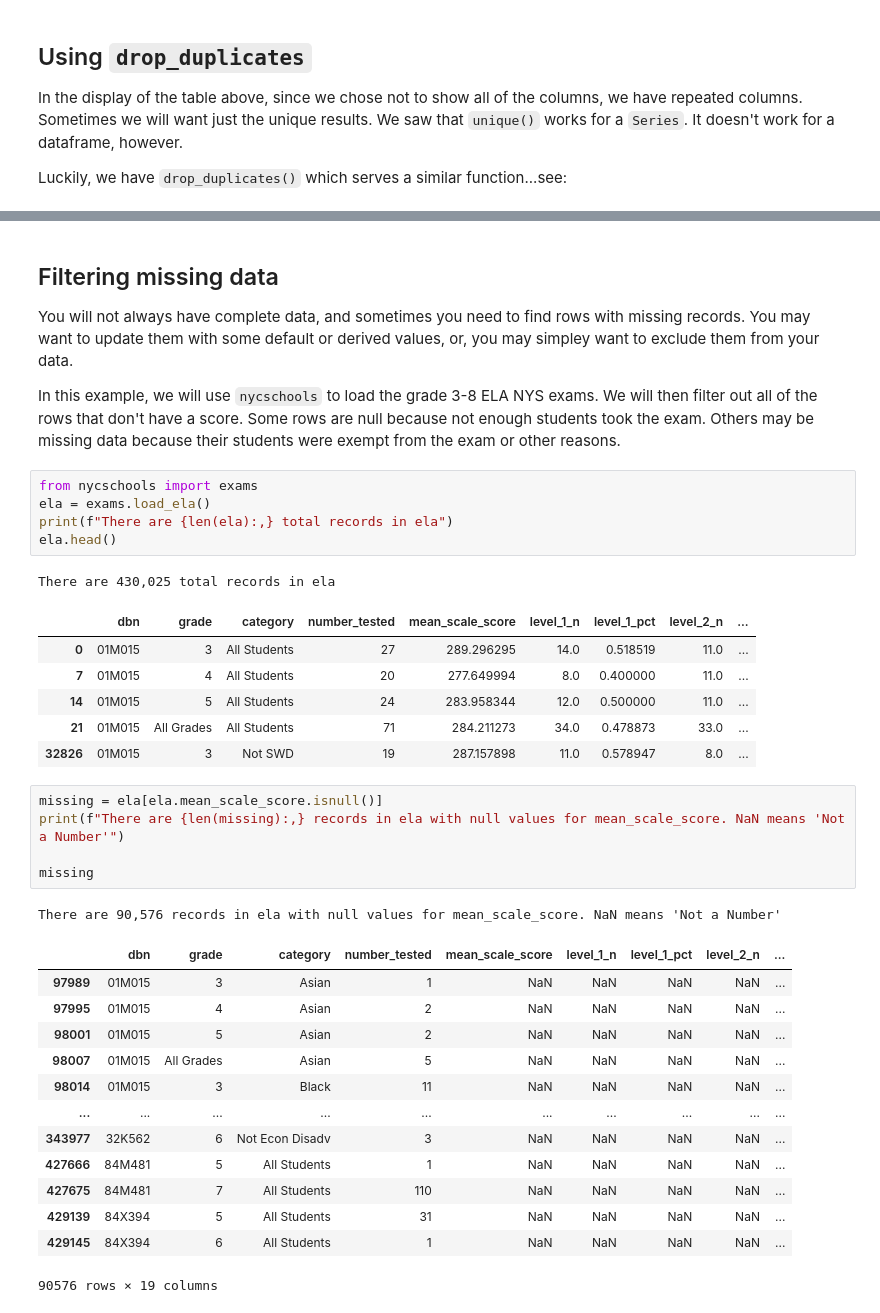
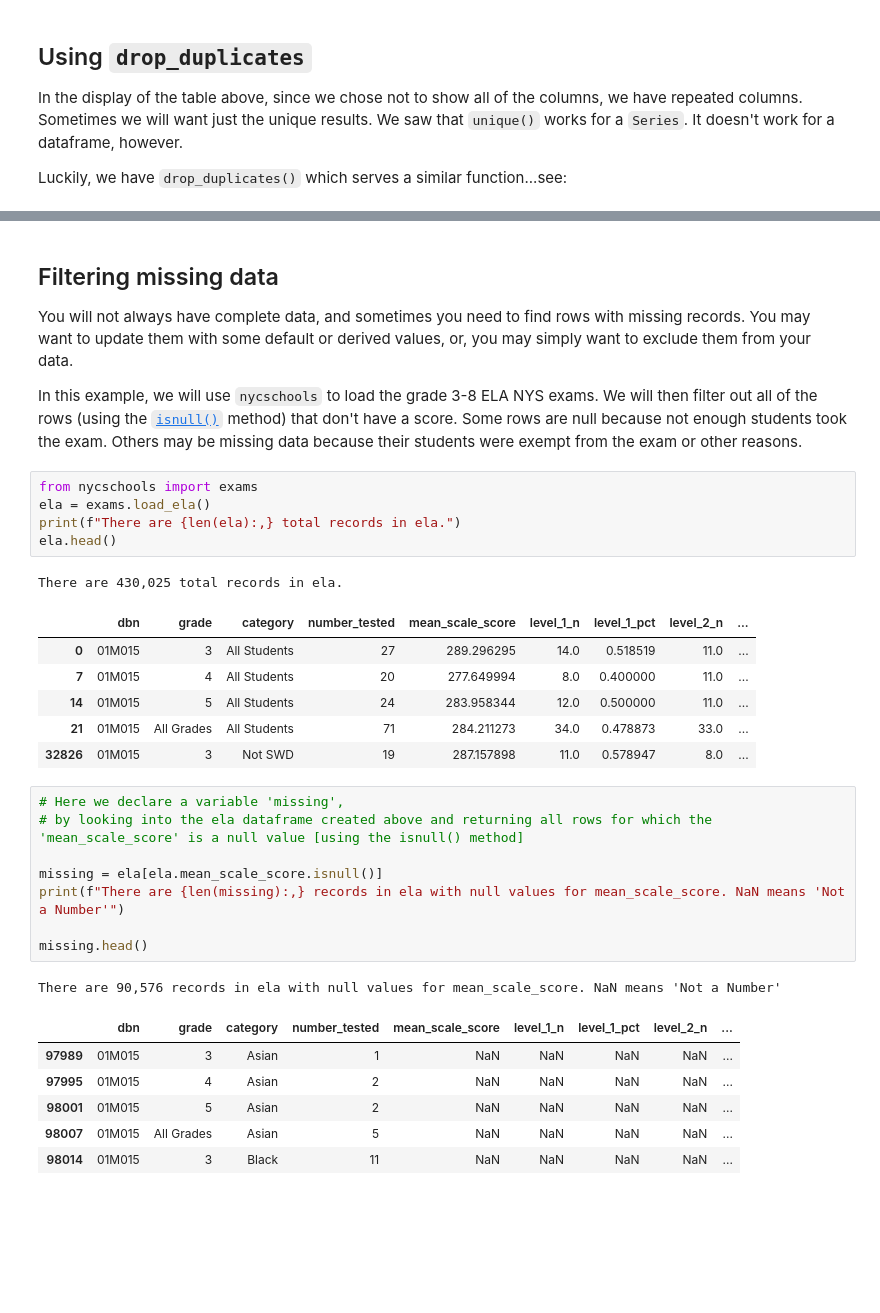
Before and after one commit to adelphi-ed-tech/nycschools, a Jupyter notebook: book/nb/01-Basics/02-querying-data.ipynb, the cells around one changed output, grey strips where cells are left out. Saved outputs shown, nothing was run; the diff lists cells and outputs as text; blank space fills up the shorter version.

```diff
--- a/book/nb/01-Basics/02-querying-data.ipynb
+++ b/book/nb/01-Basics/02-querying-data.ipynb
@@ -163,16 +168,16 @@ data[["dbn", "district", "school_name"]].drop_duplicates()
 # %% [markdown]
 Filtering missing data
 -------------------------------
-You will not always have complete data, and sometimes you need to find rows with missing records. You may want to update them with some default or derived values, or, you may simpley want to exclude them from your data.
+You will not always have complete data, and sometimes you need to find rows with missing records. You may want to update them with some default or derived values, or, you may simply want to exclude them from your data.
 
-In this example, we will use `nycschools` to load the grade 3-8 ELA NYS exams. We will then filter out all of the rows that don't have a score. Some rows are null because not enough students took the exam. Others may be missing data because their students were exempt from the exam or other reasons.
+In this example, we will use `nycschools` to load the grade 3-8 ELA NYS exams. We will then filter out all of the rows (using the [`isnull()`](https://www.w3schools.com/python/pandas/ref_df_isnull.asp) method) that don't have a score. Some rows are null because not enough students took the exam. Others may be missing data because their students were exempt from the exam or other reasons.
 # %%
 from nycschools import exams
 ela = exams.load_ela()
-print(f"There are {len(ela):,} total records in ela")
+print(f"There are {len(ela):,} total records in ela.")
 ela.head()
 # %% [output]
-There are 430,025 total records in ela
+There are 430,025 total records in ela.
 |  | dbn | grade | category | number_tested | mean_scale_score | level_1_n | level_1_pct | level_2_n | ... |
 | 0 | 01M015 | 3 | All Students | 27 | 289.296295 | 14.0 | 0.518519 | 11.0 | ... |
 | 7 | 01M015 | 4 | All Students | 20 | 277.649994 | 8.0 | 0.400000 | 11.0 | ... |
@@ -180,22 +185,18 @@ There are 430,025 total records in ela
 | 21 | 01M015 | All Grades | All Students | 71 | 284.211273 | 34.0 | 0.478873 | 33.0 | ... |
 | 32826 | 01M015 | 3 | Not SWD | 19 | 287.157898 | 11.0 | 0.578947 | 8.0 | ... |
 # %%
+# Here we declare a variable 'missing',
+# by looking into the ela dataframe created above and returning all rows for which the 'mean_scale_score' is a null value [using the isnull() method]
+
 missing = ela[ela.mean_scale_score.isnull()]
 print(f"There are {len(missing):,} records in ela with null values for mean_scale_score. NaN means 'Not a Number'")
 
-missing
+missing.head()
 # %% [output]
 There are 90,576 records in ela with null values for mean_scale_score. NaN means 'Not a Number'
 |  | dbn | grade | category | number_tested | mean_scale_score | level_1_n | level_1_pct | level_2_n | ... |
 | 97989 | 01M015 | 3 | Asian | 1 | NaN | NaN | NaN | NaN | ... |
 | 97995 | 01M015 | 4 | Asian | 2 | NaN | NaN | NaN | NaN | ... |
 | 98001 | 01M015 | 5 | Asian | 2 | NaN | NaN | NaN | NaN | ... |
 | 98007 | 01M015 | All Grades | Asian | 5 | NaN | NaN | NaN | NaN | ... |
 | 98014 | 01M015 | 3 | Black | 11 | NaN | NaN | NaN | NaN | ... |
-| ... | ... | ... | ... | ... | ... | ... | ... | ... | ... |
-| 343977 | 32K562 | 6 | Not Econ Disadv | 3 | NaN | NaN | NaN | NaN | ... |
-| 427666 | 84M481 | 5 | All Students | 1 | NaN | NaN | NaN | NaN | ... |
-| 427675 | 84M481 | 7 | All Students | 110 | NaN | NaN | NaN | NaN | ... |
-| 429139 | 84X394 | 5 | All Students | 31 | NaN | NaN | NaN | NaN | ... |
-| 429145 | 84X394 | 6 | All Students | 1 | NaN | NaN | NaN | NaN | ... |
-90576 rows × 19 columns
```
Also changed, not shown: parts of 8 cells of this notebook.
